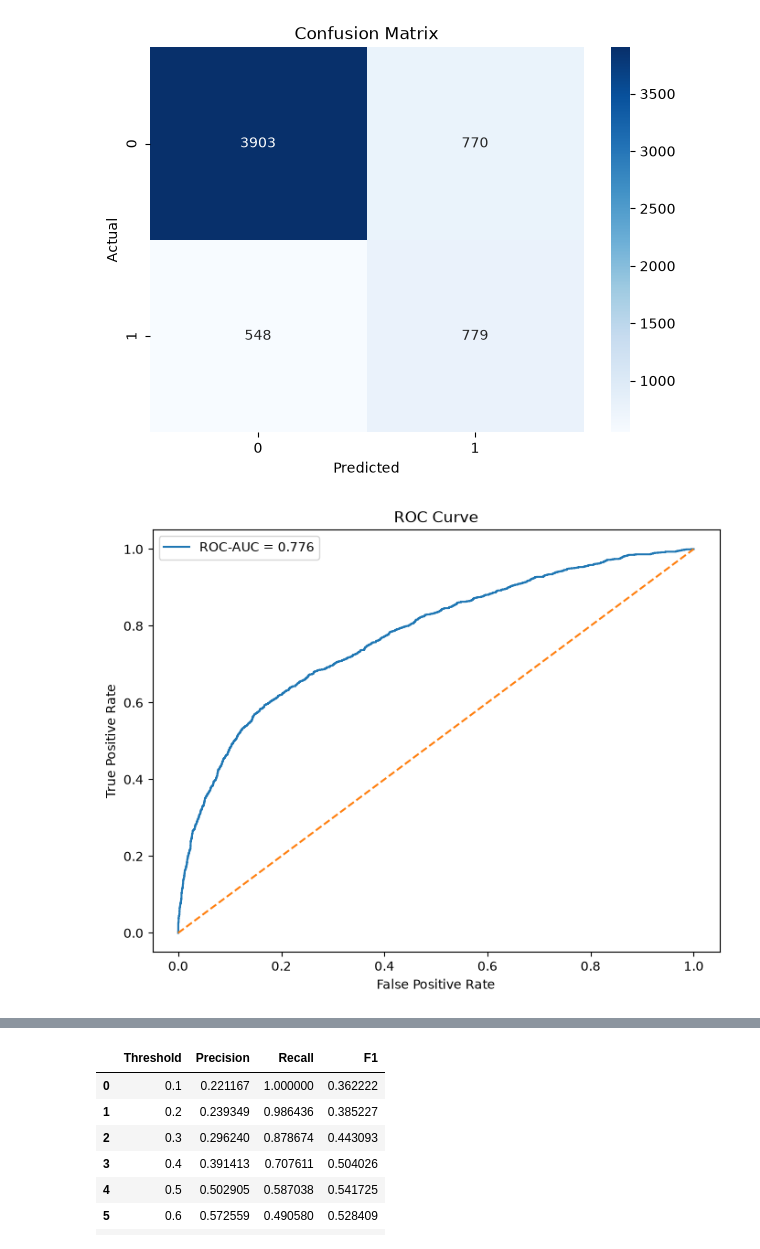
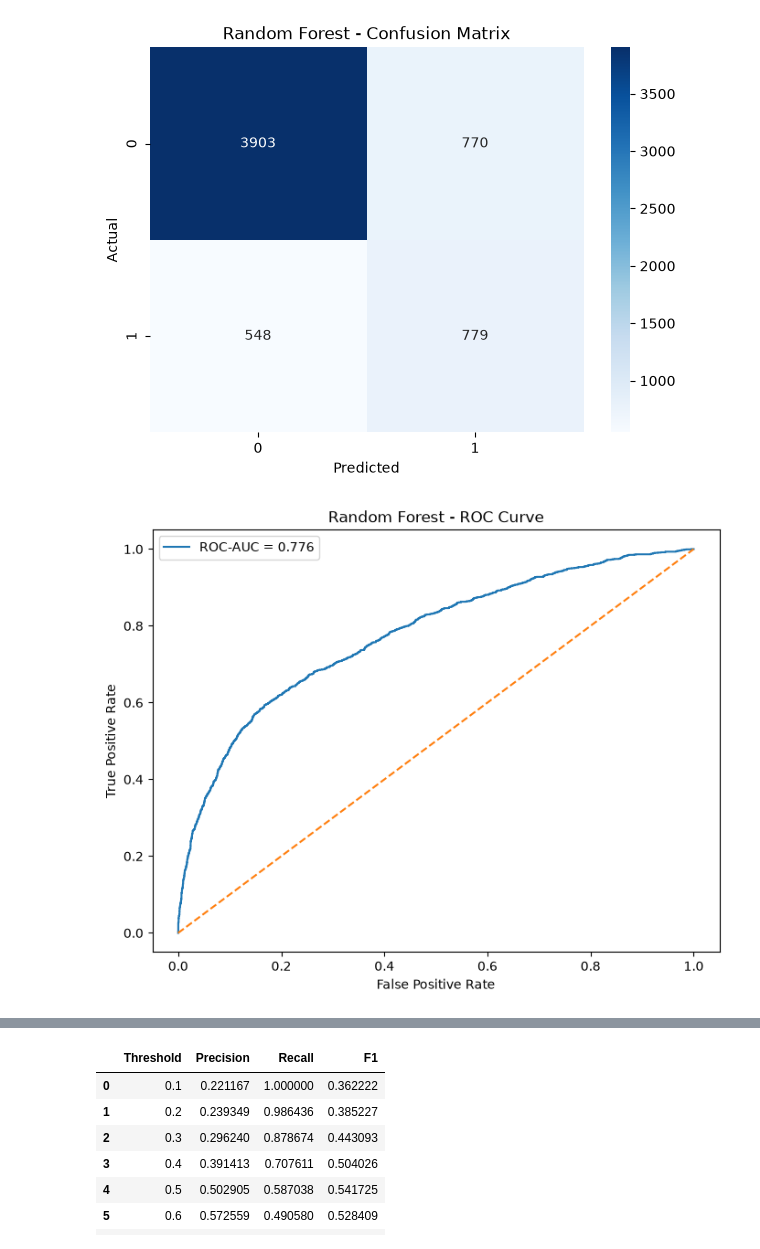
Before and after one commit to kkranthi-git/credit-default-risk, a Jupyter notebook: notebooks/06_model_evaluation.ipynb, the cells around one changed output, grey strips where cells are left out. Saved outputs shown, nothing was run; the diff lists cells and outputs as text; code cells hidden in the pictures.

Commit message:
Fix model evaluation notebook

```diff
--- a/notebooks/06_model_evaluation.ipynb
+++ b/notebooks/06_model_evaluation.ipynb
@@ -28,12 +26,17 @@ ModuleNotFoundError: No module named 'seaborn'
 X_test = joblib.load("../data/processed/X_test.pkl")
 y_test = joblib.load("../data/processed/y_test.pkl")
 
-model = joblib.load(
-    "../models/random_forest.pkl"
-)
+model = joblib.load("../models/random_forest.pkl")
 
 y_pred = model.predict(X_test)
 y_prob = model.predict_proba(X_test)[:, 1]
 
-print(classification_report(y_test, y_pred))
+print("Model: Random Forest")
+print()
+
+print("Accuracy:", accuracy_score(y_test, y_pred))
+print("Precision:", precision_score(y_test, y_pred))
+print("Recall:", recall_score(y_test, y_pred))
+print("F1:", f1_score(y_test, y_pred))
+print("ROC-AUC:", roc_auc_score(y_test, y_prob))
 # %% [output]
@@ -48,19 +63,22 @@ weighted avg       0.79      0.78      0.79      6000
 # %%
 cm = confusion_matrix(y_test, y_pred)
 
 plt.figure(figsize=(7, 5))
+
 sns.heatmap(
     cm,
     annot=True,
     fmt="d",
     cmap="Blues"
 )
+
 plt.xlabel("Predicted")
 plt.ylabel("Actual")
-plt.title("Confusion Matrix")
+plt.title("Random Forest - Confusion Matrix")
+
 plt.show()
 # %% [output]
-[figure, old version]
+[figure, new version]
 # %%
 fpr, tpr, thresholds = roc_curve(
     y_test,
@@ -73,6 +91,7 @@ auc = roc_auc_score(
 )
 
 plt.figure(figsize=(8, 6))
+
 plt.plot(
     fpr,
     tpr,
@@ -87,11 +106,13 @@ plt.plot(
 
 plt.xlabel("False Positive Rate")
 plt.ylabel("True Positive Rate")
-plt.title("ROC Curve")
+plt.title("Random Forest - ROC Curve")
+
 plt.legend()
+
 plt.show()
 # %% [output]
-[figure, old version]
+[figure, new version]
 # %%
 precision, recall, thresholds_pr = precision_recall_curve(
     y_test,
```
Also changed, not shown: parts of 5 cells of this notebook.
